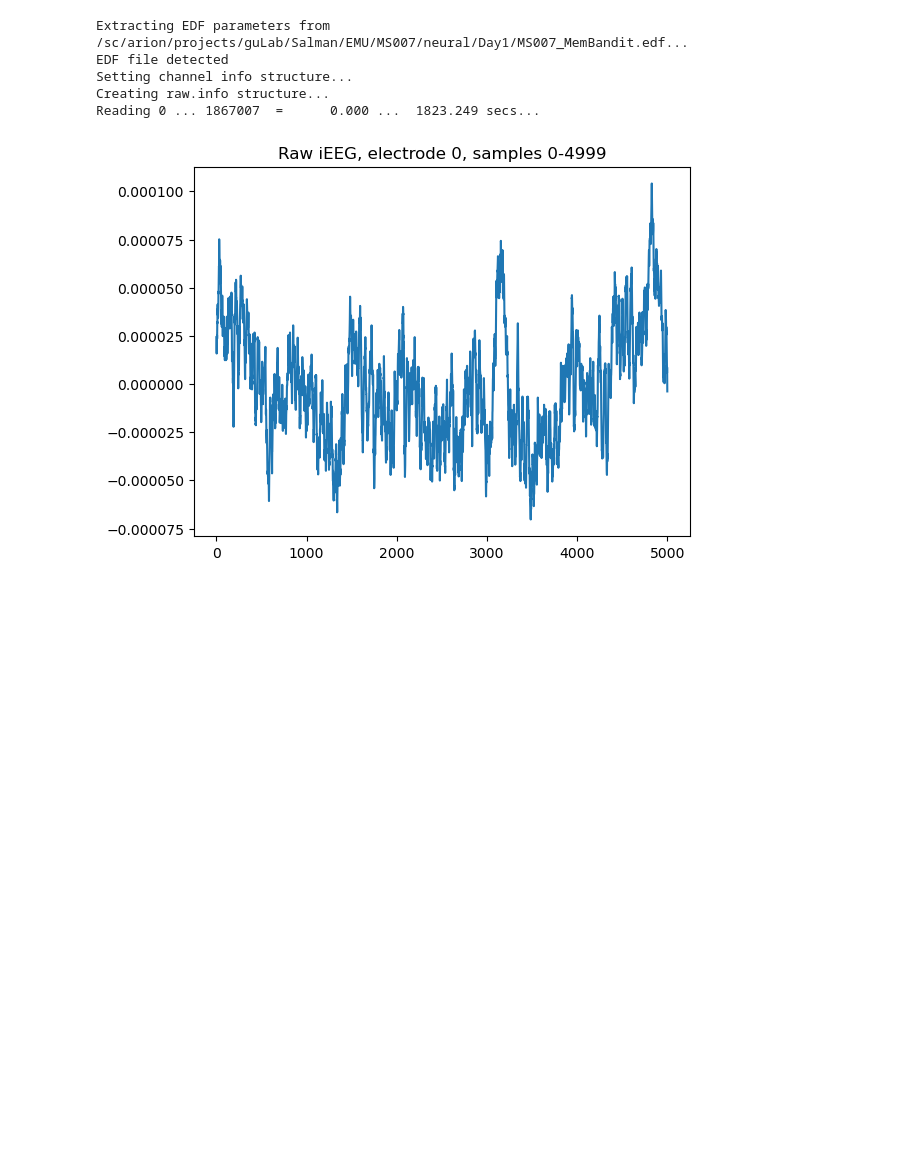
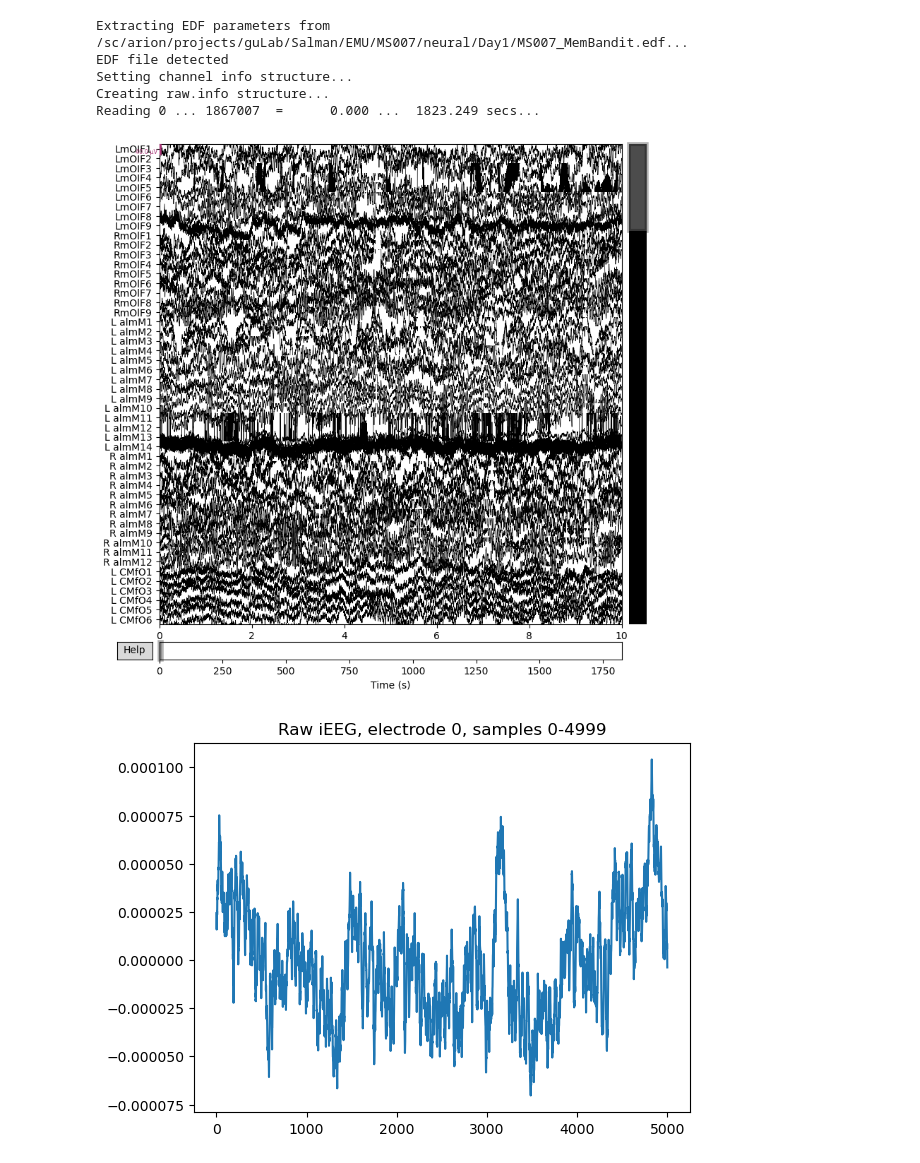
Before and after one commit to seqasim/LFPAnalysis, a Jupyter notebook: scripts/MS007_processing_LFP.ipynb, the cells around one changed output. Cells and saved outputs as stored; diff of their text form; code cells hidden in the pictures; blank space fills up the shorter version.

```diff
--- a/scripts/MS007_processing_LFP.ipynb
+++ b/scripts/MS007_processing_LFP.ipynb
@@ -45,3 +49,11 @@ Reading 0 ... 1867007  =      0.000 ...  1823.249 secs...
+# %%
+# this command sets the backend so that the plots are interactive
+# get_ipython().run_line_magic('matplotlib', 'qt')
+
+# plot all channels so that irrelevant/noisy channels can be saved as bad
+MS007_data.plot(n_channels=50)
+# %% [output]
+[figure, added]
 # %%
 # Sanity check
 plt.plot(MS007_data._data[0,:4999])
```
Also changed, not shown: parts of 1 cell of this notebook, 4 other files.
